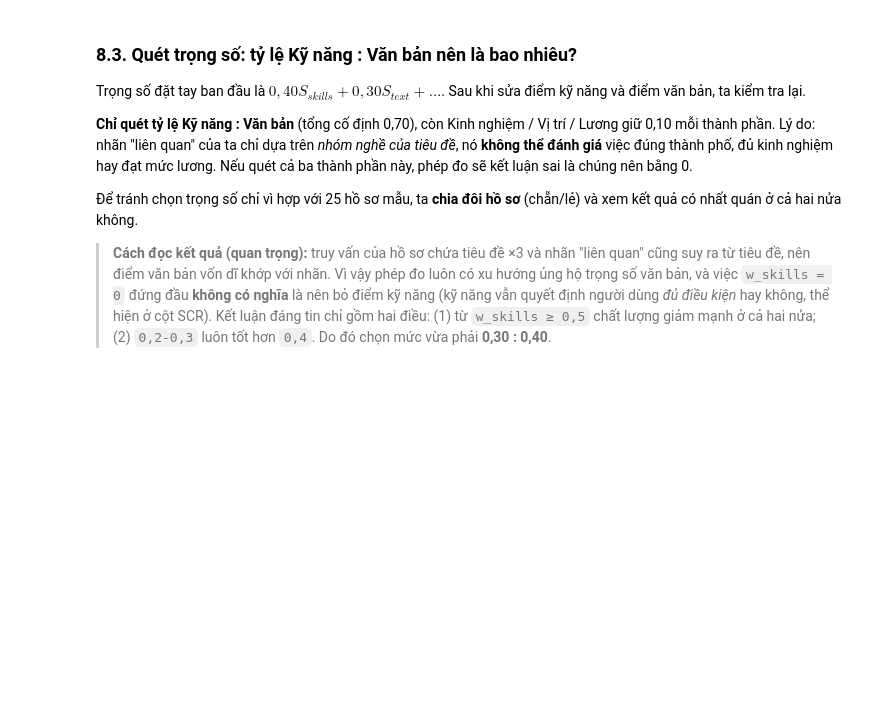
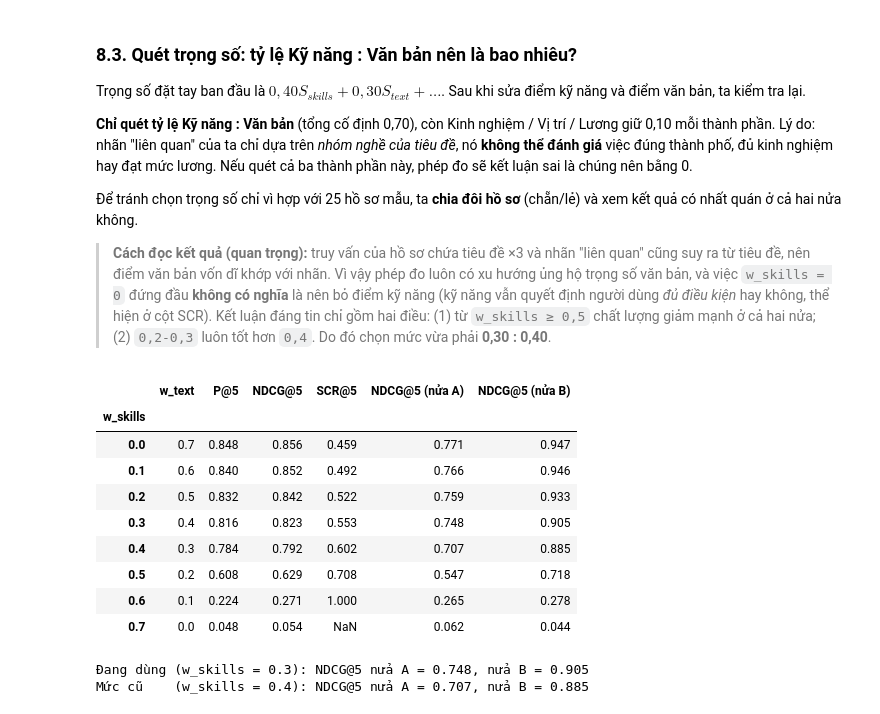
Before and after one commit to doanquangminh14/IT-Job-Market-Intelligence, a Jupyter notebook: notebook/05_recommender/01_cbf_engine_and_evaluation.ipynb, the cells around one changed output. Drawn from its saved outputs; the diff is of its cells as text; code cells hidden in the pictures; blank space fills up the shorter version.

```diff
--- a/notebook/05_recommender/01_cbf_engine_and_evaluation.ipynb
+++ b/notebook/05_recommender/01_cbf_engine_and_evaluation.ipynb
@@ -982,31 +1112,45 @@ for prof in test_benchmark_profiles:
     sc = score_components(prof['title'], "", prof['skills'], prof['exp'], prof['city'])
     comp_cache.append((prof['domain'], sc))
     user_set = {s.lower() for s in sc['user_skills']}
     # tỷ lệ kỹ năng job yêu cầu mà hồ sơ có (NaN nếu job không liệt kê kỹ năng)
     cov_cache.append(np.array([len(user_set & {x.lower() for x in req}) / len(req) if req else np.nan for req in jobs['req_list']]))
 
 def eval_weights(weights, profile_ids):
     p5, nd, scr = [], [], []
     for k in profile_ids:
         dom, sc = comp_cache[k]
         total = np.where(sc['active'], combine_scores(sc['comps'], weights), -1.0)
         top = np.argsort(-total, kind='stable')[:5]
         rel = REL_MASK[dom][top]
         p5.append(rel.mean()); nd.append(ndcg_at_k(rel, REL_MASK[dom].sum(), 5))
         scr.append(np.nanmean(cov_cache[k][top]) if not np.all(np.isnan(cov_cache[k][top])) else np.nan)
-    return np.mean(p5), np.mean(nd), np.nanmean(scr)
+    # w_skills = 0.7 ➔ không còn kỹ năng nào được xếp lên top ➔ SCR không xác định (NaN), không phải lỗi
+    return np.mean(p5), np.mean(nd), (np.nan if np.all(np.isnan(scr)) else np.nanmean(scr))
 
 # 2. Quét w_skills từ 0.0 đến 0.7 (w_text = 0.7 - w_skills)
 all_ids, fold_a, fold_b = list(range(25)), list(range(0, 25, 2)), list(range(1, 25, 2))
 sweep = []
 for w_sk in np.round(np.arange(0.0, 0.71, 0.1), 1):
     w = {'skills': w_sk, 'text': round(0.7 - w_sk, 1), 'exp': 0.10, 'loc': 0.10, 'sal': 0.10}
     p5, nd, scr = eval_weights(w, all_ids)
     sweep.append({'w_skills': w_sk, 'w_text': w['text'], 'P@5': p5, 'NDCG@5': nd, 'SCR@5': scr,
                   'NDCG@5 (nửa A)': eval_weights(w, fold_a)[1], 'NDCG@5 (nửa B)': eval_weights(w, fold_b)[1]})
 sweep = pd.DataFrame(sweep).set_index('w_skills')
 display(sweep.round(3))
 
 cur = DEFAULT_WEIGHTS['skills']
 print(f"Đang dùng (w_skills = {cur}): NDCG@5 nửa A = {sweep.loc[cur, 'NDCG@5 (nửa A)']:.3f}, nửa B = {sweep.loc[cur, 'NDCG@5 (nửa B)']:.3f}")
 print(f"Mức cũ    (w_skills = 0.4): NDCG@5 nửa A = {sweep.loc[0.4, 'NDCG@5 (nửa A)']:.3f}, nửa B = {sweep.loc[0.4, 'NDCG@5 (nửa B)']:.3f}")
+# %% [output]
+|  | w_text | P@5 | NDCG@5 | SCR@5 | NDCG@5 (nửa A) | NDCG@5 (nửa B) |
+| w_skills |  |  |  |  |  |  |
+| 0.0 | 0.7 | 0.848 | 0.856 | 0.459 | 0.771 | 0.947 |
+| 0.1 | 0.6 | 0.840 | 0.852 | 0.492 | 0.766 | 0.946 |
+| 0.2 | 0.5 | 0.832 | 0.842 | 0.522 | 0.759 | 0.933 |
+| 0.3 | 0.4 | 0.816 | 0.823 | 0.553 | 0.748 | 0.905 |
+| 0.4 | 0.3 | 0.784 | 0.792 | 0.602 | 0.707 | 0.885 |
+| 0.5 | 0.2 | 0.608 | 0.629 | 0.708 | 0.547 | 0.718 |
+| 0.6 | 0.1 | 0.224 | 0.271 | 1.000 | 0.265 | 0.278 |
+| 0.7 | 0.0 | 0.048 | 0.054 | NaN | 0.062 | 0.044 |
+Đang dùng (w_skills = 0.3): NDCG@5 nửa A = 0.748, nửa B = 0.905
+Mức cũ    (w_skills = 0.4): NDCG@5 nửa A = 0.707, nửa B = 0.885
```
Also changed, not shown: parts of 13 cells of this notebook, 2 other files.
